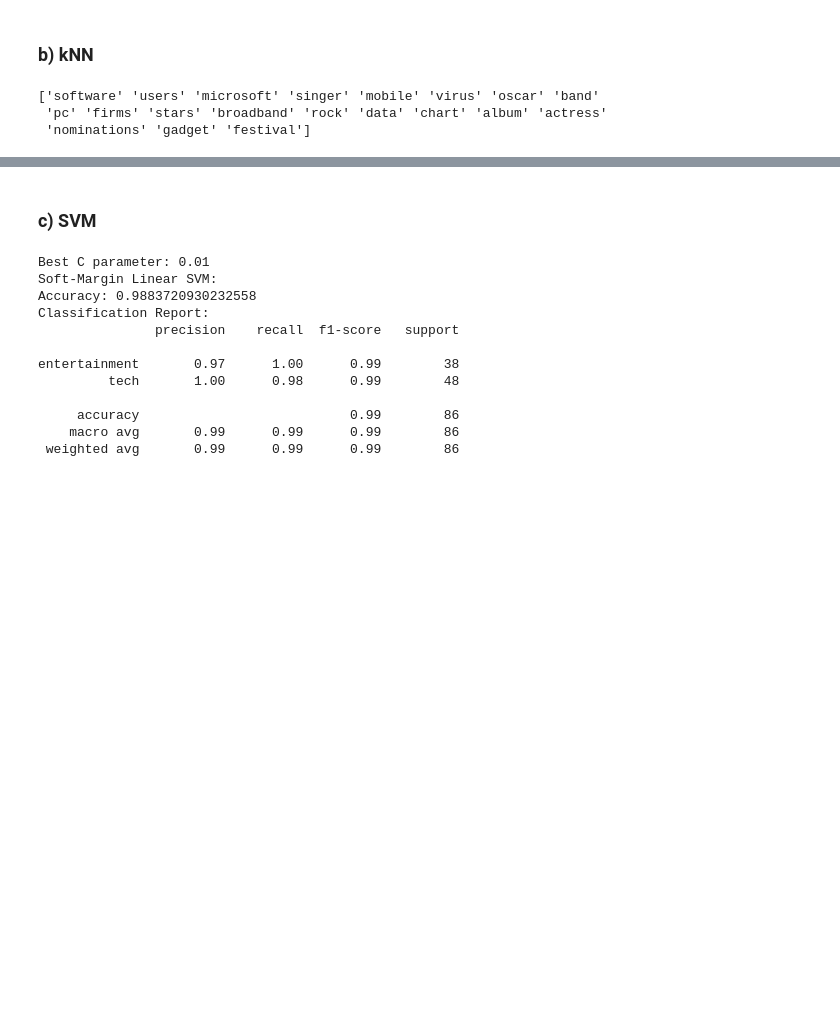
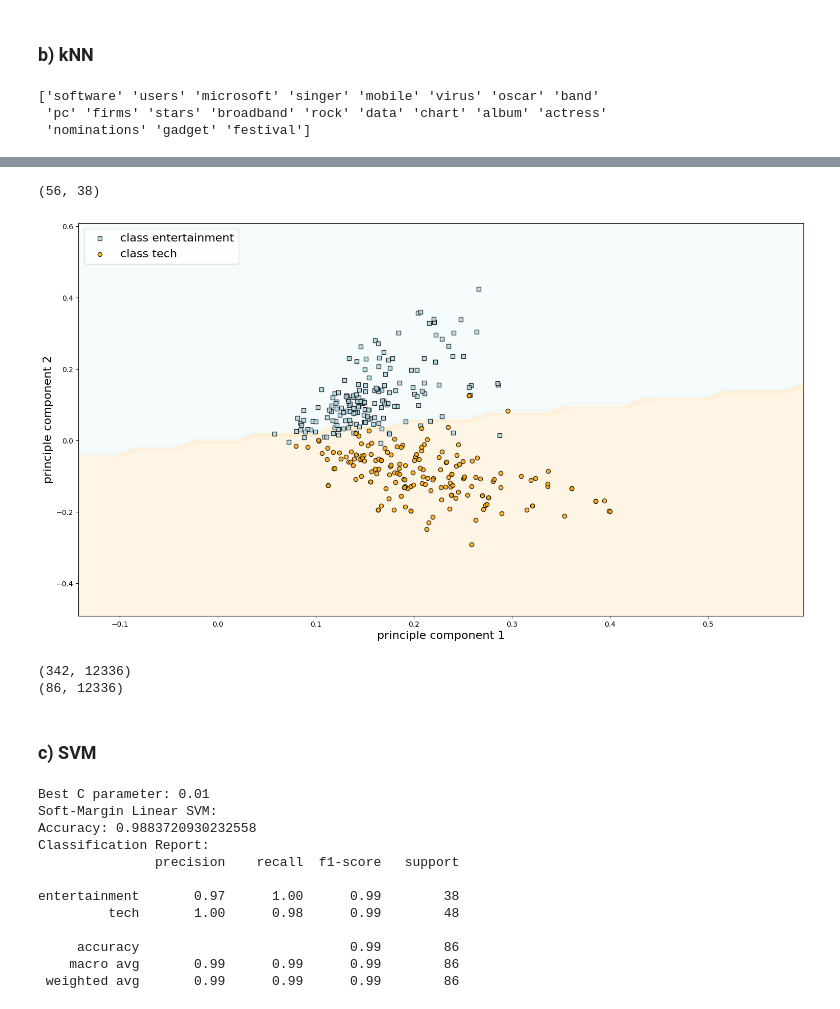
Before and after one commit to jeffcct/Tutorial-5, a Jupyter notebook: Assignment/draft.ipynb, the cells around one changed output, grey strips where cells are left out. Cells and saved outputs as stored; diff of their text form; code cells hidden in the pictures; blank space fills up the shorter version.

```diff
--- a/Assignment/draft.ipynb
+++ b/Assignment/draft.ipynb
@@ -250,3 +385,30 @@ entertainment       0.95      0.92      0.93        38
+# %%
+pca_knn_trunc = TruncatedSVD(n_components=2)
+pca_train_tfidf_trunc = pca_knn_trunc.fit_transform(X_train_tfid)
+pca_test_tfidf_trunc = pca_knn_trunc.transform(X_test_tfid)
+
+
+
+fig, ax_pca = plt.subplots(1, 1, figsize=(16, 10))
+fig.subplots_adjust(left=0.0625, right=0.95, wspace=0.1)
+
+
+plot_decision_regions(pca_knn_trunc, pca_train_tfidf_trunc, y_train_knn_tfidf, ax_pca, knn_best_tfidf, test_idx=None, resolution=0.02)
+# plot_decision_regions(pca_knn, pca_train_tfidf, y_train_knn_tfidf, ax_pca, knn_best_tfidf, test_idx=None, resolution=0.02)
+
+
+
+# test index shows what rows of X are test, this means X is a combination of train and test
+# %% [output]
+(56, 38)
+[figure, added]
+# %%
+print(X_train_count.shape)
+print(X_test_count.shape)
+print()
+# %% [output]
+(342, 12336)
+(86, 12336)
 # %% [markdown]
 ### c) SVM
 # %%
```
Also changed, not shown: parts of 21 cells of this notebook, 1 other file.
